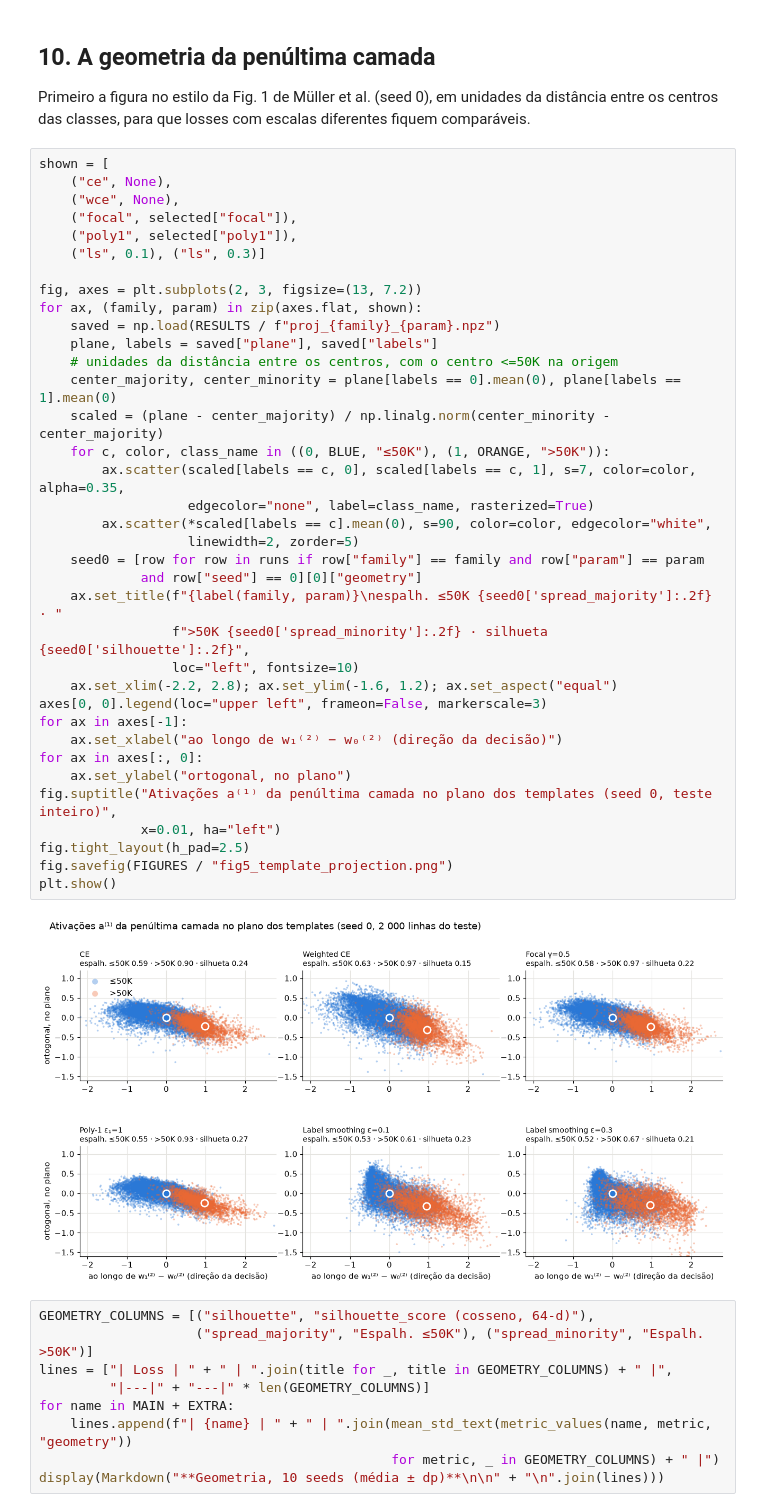
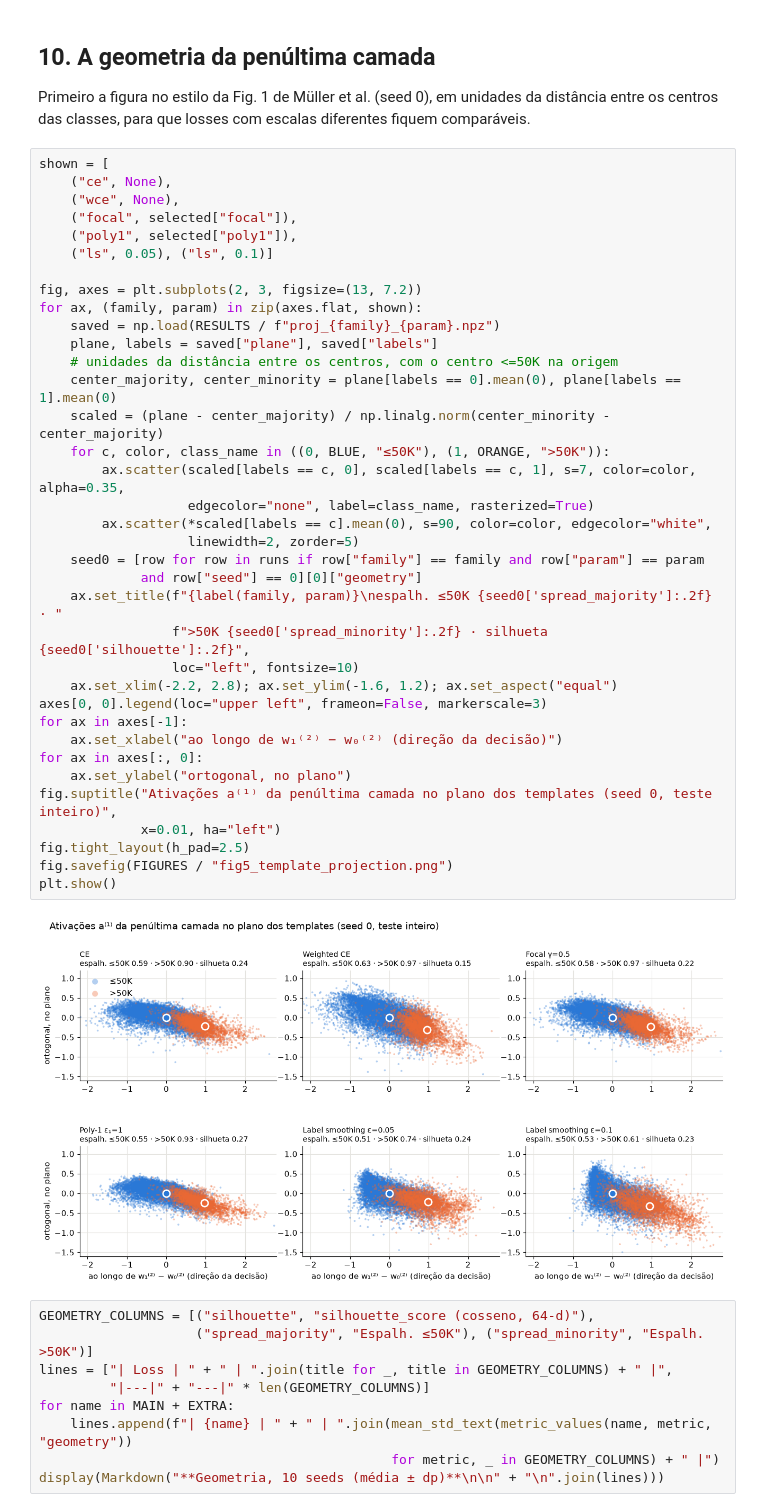
Before and after one commit to PedroViniciusMelo/BERT-cpu, a Jupyter notebook: experiments/loss_imbalance/q08_loss_imbalance.ipynb, the cells around one changed output. Saved outputs shown, nothing was run; the diff lists cells and outputs as text.

```diff
--- a/experiments/loss_imbalance/q08_loss_imbalance.ipynb
+++ b/experiments/loss_imbalance/q08_loss_imbalance.ipynb
@@ -982,38 +982,38 @@ shown = [
     ("wce", None),
     ("focal", selected["focal"]),
     ("poly1", selected["poly1"]),
-    ("ls", 0.1), ("ls", 0.3)]
+    ("ls", 0.05), ("ls", 0.1)]
 
 fig, axes = plt.subplots(2, 3, figsize=(13, 7.2))
 for ax, (family, param) in zip(axes.flat, shown):
     saved = np.load(RESULTS / f"proj_{family}_{param}.npz")
     plane, labels = saved["plane"], saved["labels"]
     # unidades da distância entre os centros, com o centro <=50K na origem
     center_majority, center_minority = plane[labels == 0].mean(0), plane[labels == 1].mean(0)
     scaled = (plane - center_majority) / np.linalg.norm(center_minority - center_majority)
     for c, color, class_name in ((0, BLUE, "≤50K"), (1, ORANGE, ">50K")):
         ax.scatter(scaled[labels == c, 0], scaled[labels == c, 1], s=7, color=color, alpha=0.35,
                    edgecolor="none", label=class_name, rasterized=True)
         ax.scatter(*scaled[labels == c].mean(0), s=90, color=color, edgecolor="white",
                    linewidth=2, zorder=5)
     seed0 = [row for row in runs if row["family"] == family and row["param"] == param
              and row["seed"] == 0][0]["geometry"]
     ax.set_title(f"{label(family, param)}\nespalh. ≤50K {seed0['spread_majority']:.2f} · "
                  f">50K {seed0['spread_minority']:.2f} · silhueta {seed0['silhouette']:.2f}",
                  loc="left", fontsize=10)
     ax.set_xlim(-2.2, 2.8); ax.set_ylim(-1.6, 1.2); ax.set_aspect("equal")
 axes[0, 0].legend(loc="upper left", frameon=False, markerscale=3)
 for ax in axes[-1]:
     ax.set_xlabel("ao longo de w₁⁽²⁾ − w₀⁽²⁾ (direção da decisão)")
 for ax in axes[:, 0]:
     ax.set_ylabel("ortogonal, no plano")
 fig.suptitle("Ativações a⁽¹⁾ da penúltima camada no plano dos templates (seed 0, teste inteiro)",
              x=0.01, ha="left")
 fig.tight_layout(h_pad=2.5)
 fig.savefig(FIGURES / "fig5_template_projection.png")
 plt.show()
 # %% [output]
-[figure, old version]
+[figure, new version]
 # %%
 GEOMETRY_COLUMNS = [("silhouette", "silhouette_score (cosseno, 64-d)"),
                     ("spread_majority", "Espalh. ≤50K"), ("spread_minority", "Espalh. >50K")]
```
Also changed, not shown: parts of 6 cells of this notebook.
